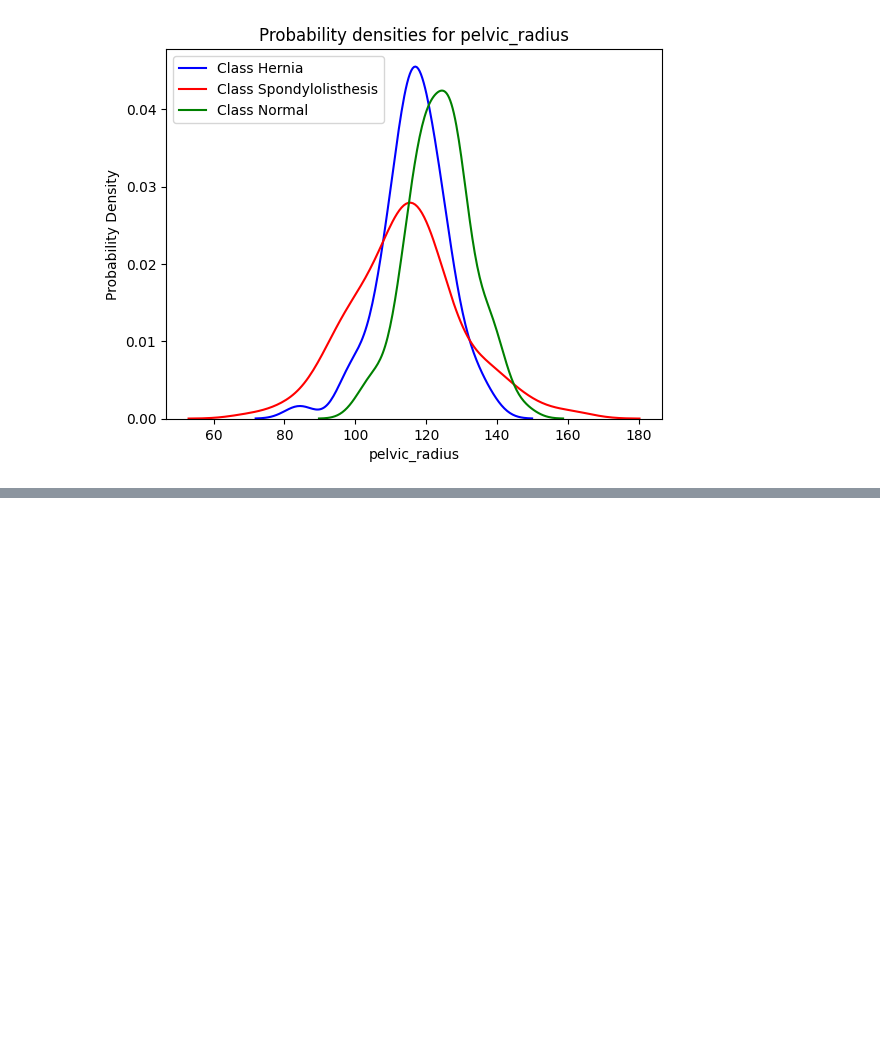
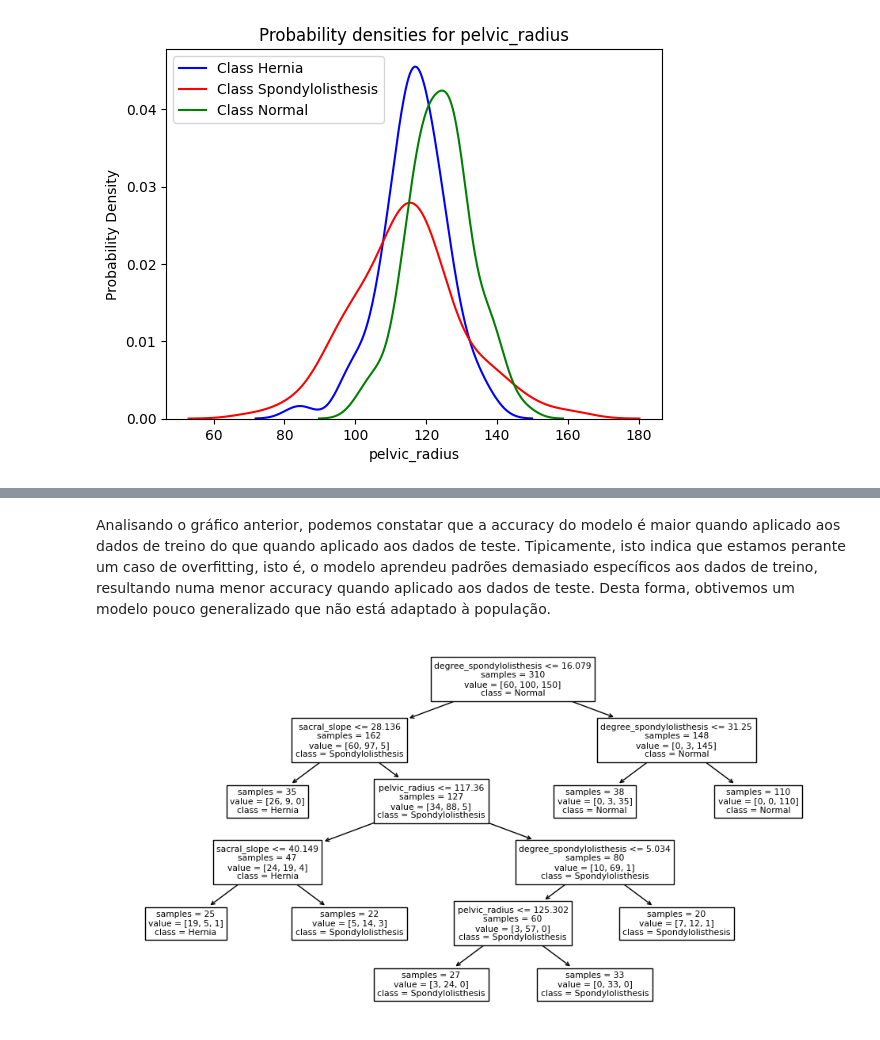
Before and after one commit to nunogoncalves03/apre-homework, a Jupyter notebook: homework-1/homework.ipynb, the cells around one changed output, grey strips where cells are left out. Drawn from its saved outputs; the diff is of its cells as text; code cells hidden in the pictures; blank space fills up the shorter version.

```diff
--- a/homework-1/homework.ipynb
+++ b/homework-1/homework.ipynb
@@ -85,0 +86,13 @@ plt.show()
+# %% [markdown]
+Analisando o gráfico anterior, podemos constatar que a accuracy do modelo é maior quando aplicado aos dados de treino do que quando aplicado aos dados de teste.
+Tipicamente, isto indica que estamos perante um caso de overfitting, isto é, o modelo aprendeu padrões demasiado específicos aos dados de treino, resultando numa menor accuracy quando aplicado aos dados de teste.
+Desta forma, obtivemos um modelo pouco generalizado que não está adaptado à população.
+# %%
+predictor = tree.DecisionTreeClassifier(random_state=0, min_samples_leaf=20)
+predictor.fit(X, y)
+
+figure = plt.figure(figsize=(12, 6))
+tree.plot_tree(predictor, feature_names=X.columns.to_list(), class_names=list(y.unique()), impurity=False)
+plt.show()
+# %% [output]
+[figure, added]
```
Also changed, not shown: parts of 1 cell of this notebook.
